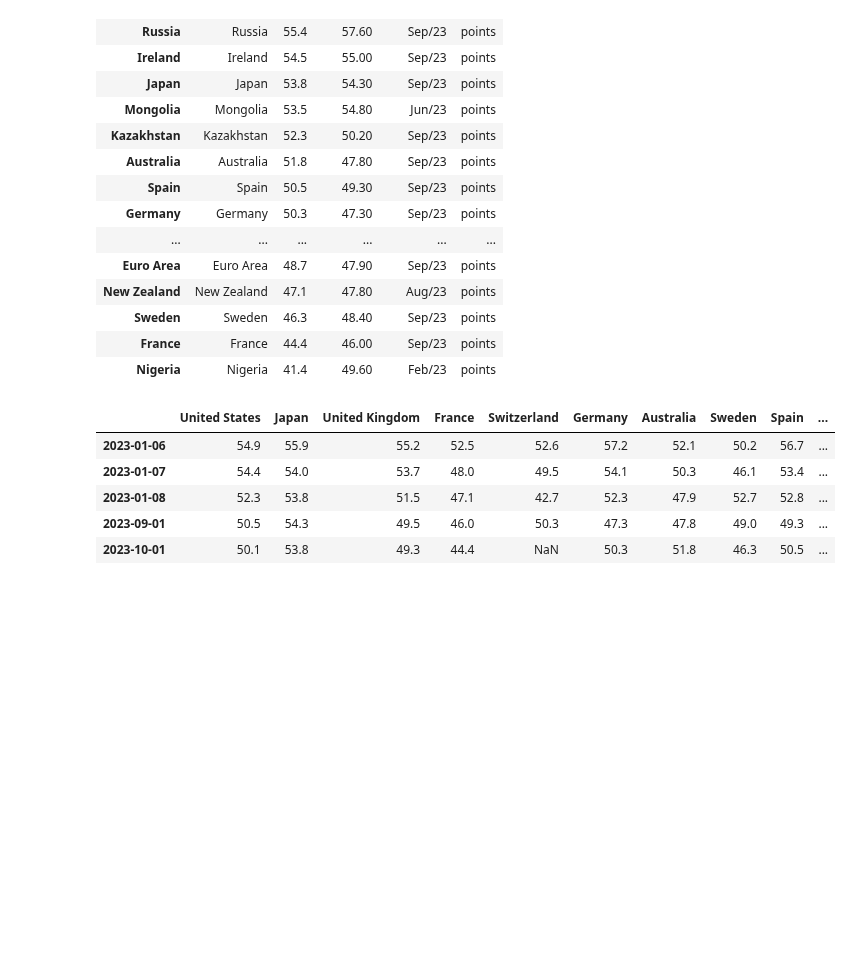
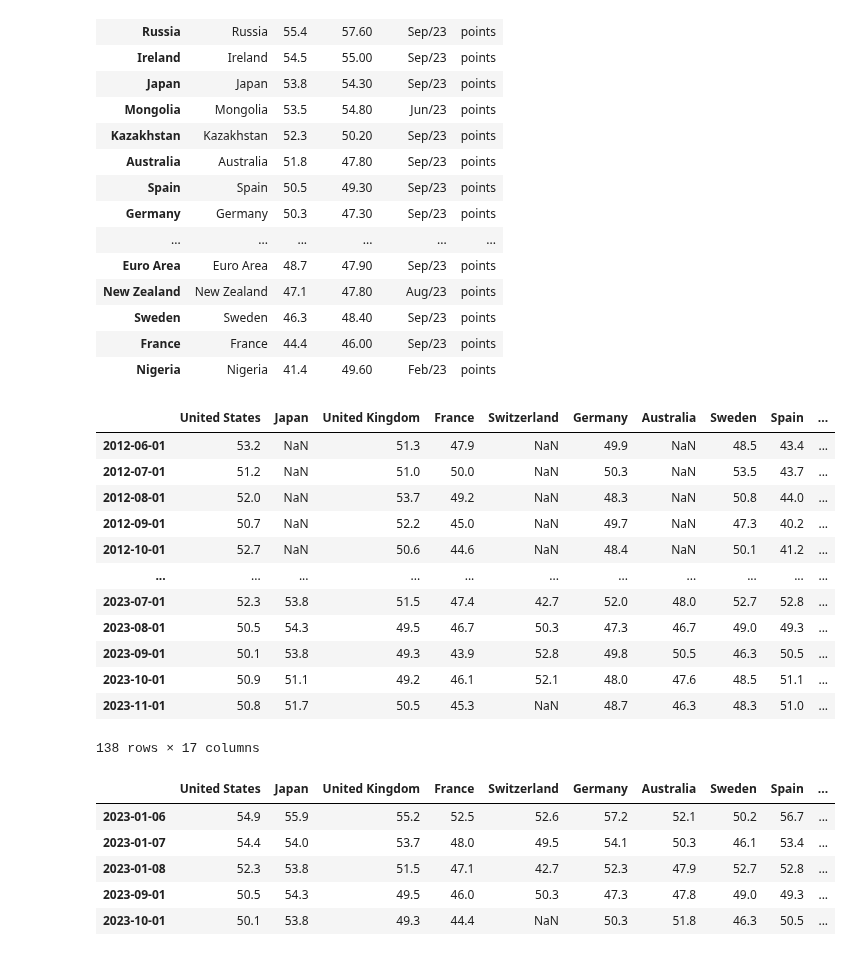
Before and after one commit to lharazin/TFM, a Jupyter notebook: Data/Investing_PMI/update_monthly_pmi.ipynb, the cells around one changed output. Cells and saved outputs as stored; diff of their text form; code cells hidden in the pictures; blank space fills up the shorter version.

```diff
--- a/Data/Investing_PMI/update_monthly_pmi.ipynb
+++ b/Data/Investing_PMI/update_monthly_pmi.ipynb
@@ -135,6 +150,22 @@ latest_services_pmi
 valid_services_pmi = latest_services_pmi[latest_services_pmi['Reference'] == month_ref]['Last']
 # %%
 historic_services_pmi = pd.read_csv('Historic_Services_PMI.csv', parse_dates=True, index_col=0)
+# historic_services_pmi.index = pd.date_range(start='2012-06-01', end='2023-11-01', freq='MS')
+historic_services_pmi
+# %% [output]
+|  | United States | Japan | United Kingdom | France | Switzerland | Germany | Australia | Sweden | Spain | ... |
+| 2012-06-01 | 53.2 | NaN | 51.3 | 47.9 | NaN | 49.9 | NaN | 48.5 | 43.4 | ... |
+| 2012-07-01 | 51.2 | NaN | 51.0 | 50.0 | NaN | 50.3 | NaN | 53.5 | 43.7 | ... |
+| 2012-08-01 | 52.0 | NaN | 53.7 | 49.2 | NaN | 48.3 | NaN | 50.8 | 44.0 | ... |
+| 2012-09-01 | 50.7 | NaN | 52.2 | 45.0 | NaN | 49.7 | NaN | 47.3 | 40.2 | ... |
+| 2012-10-01 | 52.7 | NaN | 50.6 | 44.6 | NaN | 48.4 | NaN | 50.1 | 41.2 | ... |
+| ... | ... | ... | ... | ... | ... | ... | ... | ... | ... | ... |
+| 2023-07-01 | 52.3 | 53.8 | 51.5 | 47.4 | 42.7 | 52.0 | 48.0 | 52.7 | 52.8 | ... |
+| 2023-08-01 | 50.5 | 54.3 | 49.5 | 46.7 | 50.3 | 47.3 | 46.7 | 49.0 | 49.3 | ... |
+| 2023-09-01 | 50.1 | 53.8 | 49.3 | 43.9 | 52.8 | 49.8 | 50.5 | 46.3 | 50.5 | ... |
+| 2023-10-01 | 50.9 | 51.1 | 49.2 | 46.1 | 52.1 | 48.0 | 47.6 | 48.5 | 51.1 | ... |
+| 2023-11-01 | 50.8 | 51.7 | 50.5 | 45.3 | NaN | 48.7 | 46.3 | 48.3 | 51.0 | ... |
+138 rows × 17 columns
 # %%
 historic_services_pmi.loc[date_ref] = valid_services_pmi
 historic_services_pmi.loc[date_ref,'Eurozone'] = valid_services_pmi['Euro Area']
```
Also changed, not shown: parts of 1 cell of this notebook, 5 other files.
